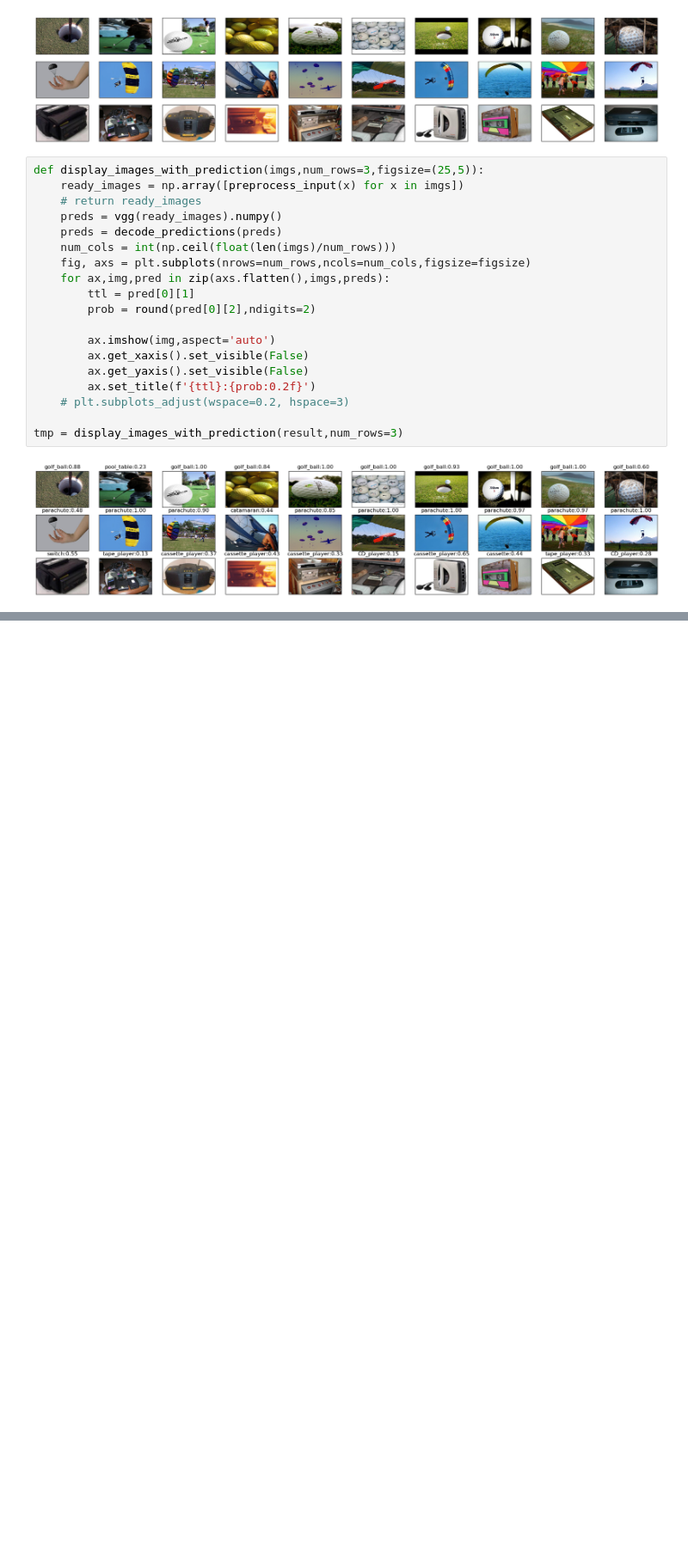
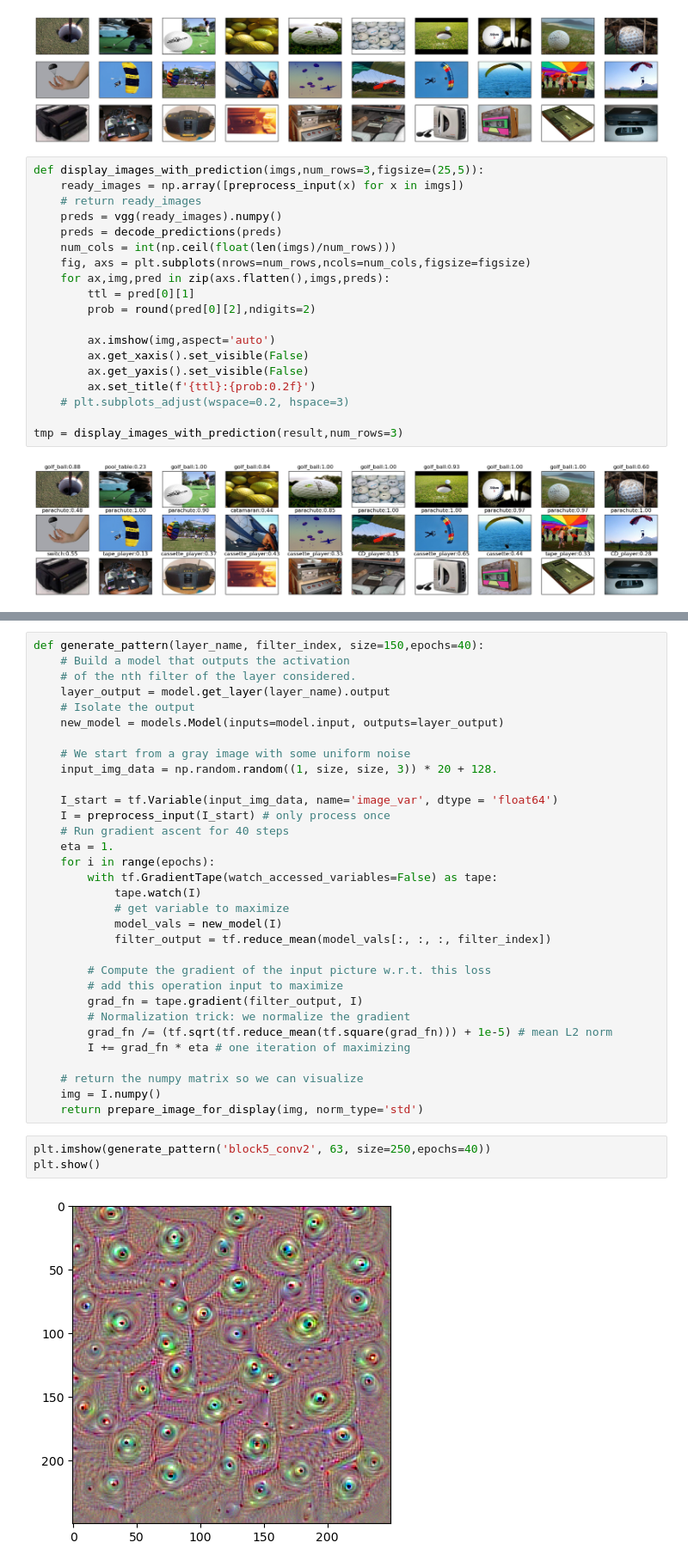
Before and after one commit to AlexShock66/ML_Conv_Visuals, a Jupyter notebook: visualizer.ipynb, the cells around one changed output, grey strips where cells are left out. Shown at 86% size. Saved outputs shown, nothing was run; the diff lists cells and outputs as text; blank space fills up the shorter version.

```diff
--- a/visualizer.ipynb
+++ b/visualizer.ipynb
@@ -89,0 +145,37 @@ tmp = display_images_with_prediction(result,num_rows=3)
+# %%
+def generate_pattern(layer_name, filter_index, size=150,epochs=40):
+    # Build a model that outputs the activation
+    # of the nth filter of the layer considered.
+    layer_output = model.get_layer(layer_name).output
+    # Isolate the output
+    new_model = models.Model(inputs=model.input, outputs=layer_output)
+
+    # We start from a gray image with some uniform noise
+    input_img_data = np.random.random((1, size, size, 3)) * 20 + 128.
+
+    I_start = tf.Variable(input_img_data, name='image_var', dtype = 'float64')
+    I = preprocess_input(I_start) # only process once
+    # Run gradient ascent for 40 steps
+    eta = 1.
+    for i in range(epochs):
+        with tf.GradientTape(watch_accessed_variables=False) as tape:
+            tape.watch(I)
+            # get variable to maximize
+            model_vals = new_model(I)
+            filter_output = tf.reduce_mean(model_vals[:, :, :, filter_index])
+
+        # Compute the gradient of the input picture w.r.t. this loss
+        # add this operation input to maximize
+        grad_fn = tape.gradient(filter_output, I)
+        # Normalization trick: we normalize the gradient
+        grad_fn /= (tf.sqrt(tf.reduce_mean(tf.square(grad_fn))) + 1e-5) # mean L2 norm
+        I += grad_fn * eta # one iteration of maximizing
+
+    # return the numpy matrix so we can visualize
+    img = I.numpy()
+    return prepare_image_for_display(img, norm_type='std')
+# %%
+plt.imshow(generate_pattern('block5_conv2', 63, size=250,epochs=40))
+plt.show()
+# %% [output]
+[figure, added]
```
Also changed, not shown: parts of 5 cells of this notebook.
